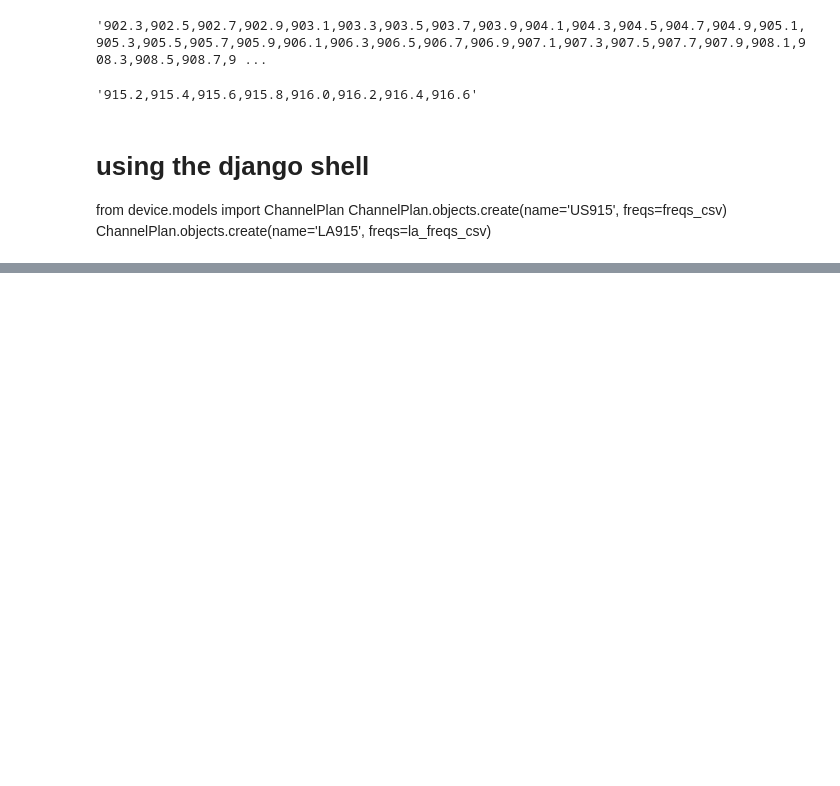
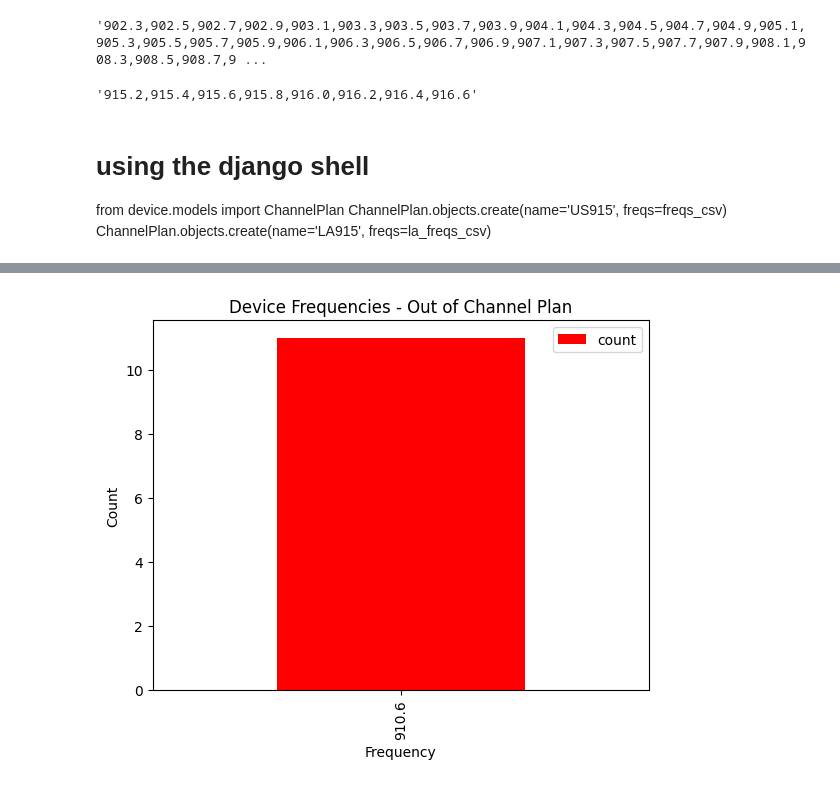
Before and after one commit to sheeriot/surveyor, a Jupyter notebook: notebooks/channels.ipynb, the cells around one changed output, grey strips where cells are left out. Drawn from its saved outputs; the diff is of its cells as text; code cells hidden in the pictures; blank space fills up the shorter version.

```diff
--- a/notebooks/channels.ipynb
+++ b/notebooks/channels.ipynb
@@ -26,3 +28,14 @@ la_freqs_csv
 from device.models import ChannelPlan
 ChannelPlan.objects.create(name='US915', freqs=freqs_csv)
 ChannelPlan.objects.create(name='LA915', freqs=la_freqs_csv)
+# %%
+# Counting Channel Plan Hits and Misses
+
+# load sample data
+device_freqs_df = pd.DataFrame({
+    'freq': ['915.8', '915.4', '910.6', '916.0', '916.2', '916.4', '915.2', '916.6'],
+    'count': [13,12,11,9,8,7,5,4]
+})
+device_freqs_df['freq'] = device_freqs_df['freq'].astype('category')
+print(device_freqs_df.info())
+print(device_freqs_df)
@@ -28,0 +180,10 @@ ChannelPlan.objects.create(name='LA915', freqs=la_freqs_csv)
+# %%
+device_freqs_out_df.plot(x='freq', y='count', kind='bar', color='red')
+plt.xlabel('Frequency')
+plt.ylabel('Count')
+plt.title('Device Frequencies - Out of Channel Plan')
+
+
+plt.show()
+# %% [output]
+[figure, added]
```
Also changed, not shown: parts of 9 cells of this notebook, 5 other files.
